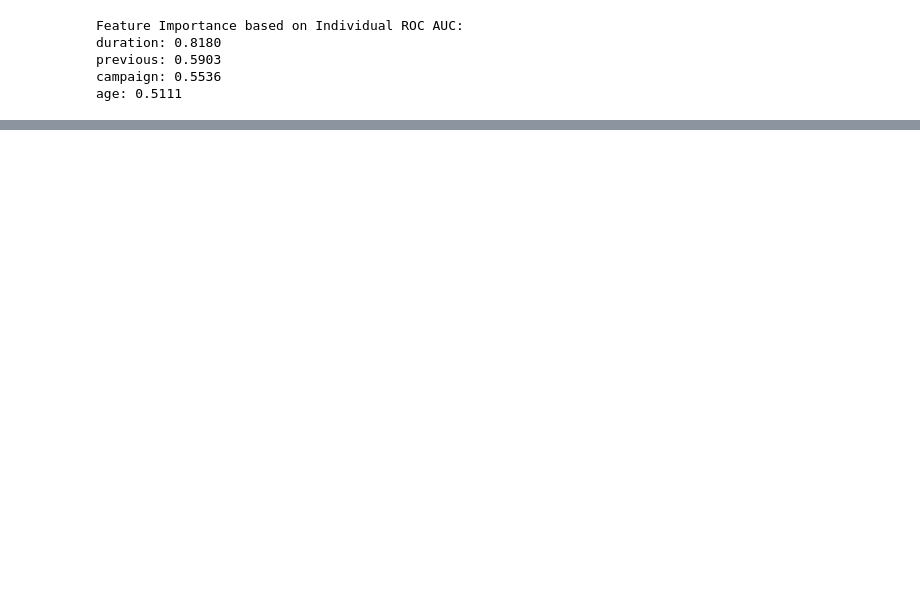
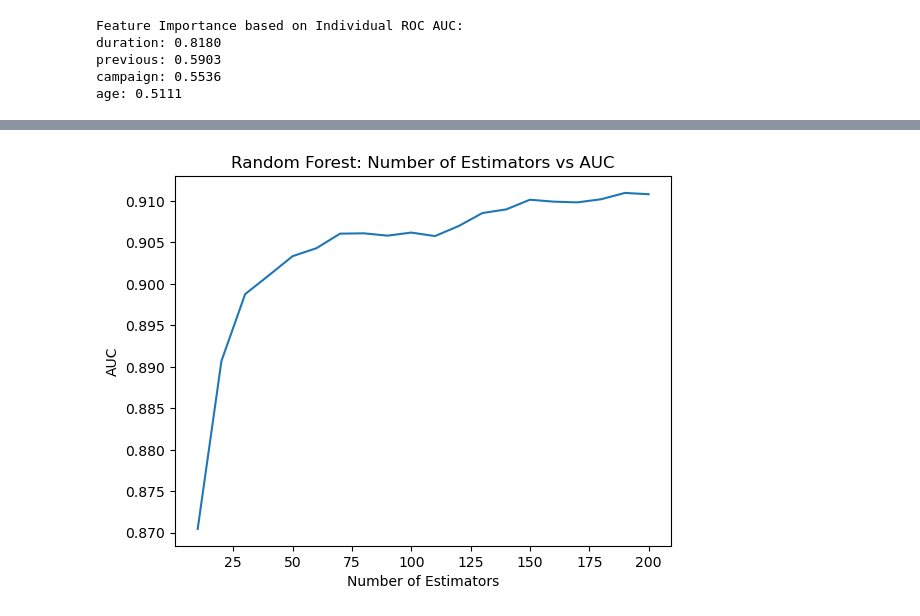
Before and after one commit to ferdlpz/ML-ZoomCamp---Midterm-project, a Jupyter notebook: notebook.ipynb, the cells around one changed output, grey strips where cells are left out. Saved outputs shown, nothing was run; the diff lists cells and outputs as text; code cells hidden in the pictures; blank space fills up the shorter version.

```diff
--- a/notebook.ipynb
+++ b/notebook.ipynb
@@ -488,0 +589,18 @@ C=1 0.913 +- 0.005
+# %%
+scores = []
+
+for depth in [4, 5, 6]:
+    for s in [1, 5, 10, 15, 20, 500, 100, 200]:
+        dt = DecisionTreeClassifier(max_depth=depth, min_samples_leaf=s)
+        dt.fit(X_train, y_train)
+
+        y_pred = dt.predict_proba(X_val)[:, 1]
+        auc = roc_auc_score(y_val, y_pred)
+
+        scores.append((depth, s, auc))
+
+columns = ['max_depth', 'min_samples_leaf', 'auc']
+df_scores = pd.DataFrame(scores, columns=columns)
+
+df_scores_pivot = df_scores.pivot(index='min_samples_leaf', columns=['max_depth'], values=['auc'])
+df_scores_pivot.round(3)
@@ -488,0 +621,14 @@ C=1 0.913 +- 0.005
+# %%
+scores = []
+
+for n in range(10, 201, 10):
+    rf = RandomForestClassifier(n_estimators=n, random_state=1)
+    rf.fit(X_train, y_train)
+
+    y_pred = rf.predict_proba(X_val)[:, 1]
+    auc = roc_auc_score(y_val, y_pred)
+
+    scores.append((n, auc))
+
+df_scores = pd.DataFrame(scores, columns=['n_estimators', 'auc'])
+df_scores.round(3)
@@ -488,0 +653,8 @@ C=1 0.913 +- 0.005
+# %%
+plt.plot(df_scores.n_estimators, df_scores.auc)
+plt.xlabel('Number of Estimators')
+plt.ylabel('AUC')
+plt.title('Random Forest: Number of Estimators vs AUC')
+plt.show()
+# %% [output]
+[figure, added]
```
Also changed, not shown: parts of 61 cells of this notebook, 1 other file.
